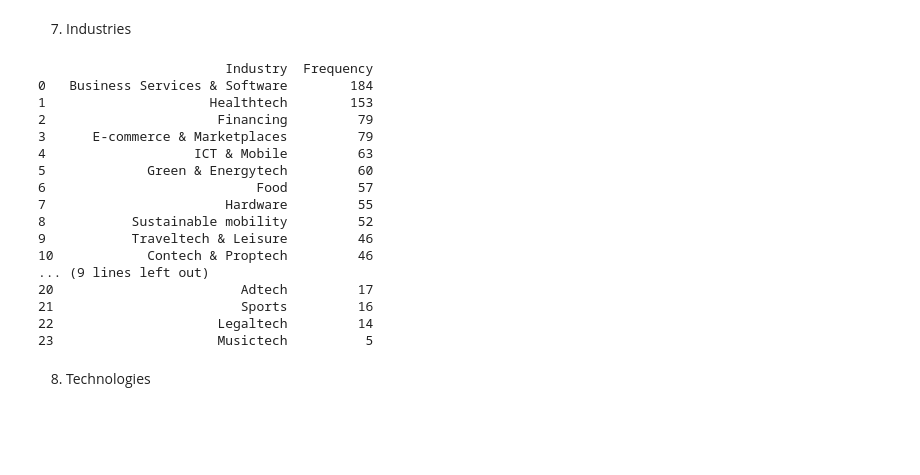
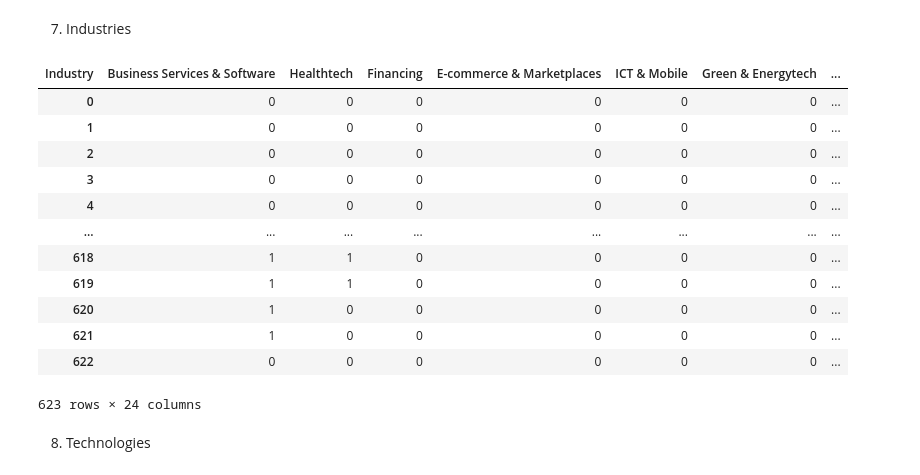
Before and after one commit to Xorii/TFG-Jordi-Capdevila-Transformers, a Jupyter notebook: 02_preprocessingDatos.ipynb, the cells around one changed output. Cells and saved outputs as stored; diff of their text form; code cells hidden in the pictures; blank space fills up the shorter version.

```diff
--- a/02_preprocessingDatos.ipynb
+++ b/02_preprocessingDatos.ipynb
@@ -5,7 +5,7 @@ import pickle
 import re
 # %%
 # 2. Carreguem dades
-df = pd.read_csv("data/datosFinal.csv")
+df = pd.read_pickle("data/datosFinal.pkl")
 # %%
 df
 # %% [markdown]
@@ -211,24 +210,6 @@ Industries = freq_table.Industry
 print(freq_table)
 
 #Veiem que només hi ha 24 industries, podem fer columnes binàries per a cada indústria
-# %% [output]
-                        Industry  Frequency
-0   Business Services & Software        184
-1                     Healthtech        153
-2                      Financing         79
-3      E-commerce & Marketplaces         79
-4                   ICT & Mobile         63
-5             Green & Energytech         60
-6                           Food         57
-7                       Hardware         55
-8           Sustainable mobility         52
-9           Traveltech & Leisure         46
-10            Contech & Proptech         46
-... (9 lines left out)
-20                        Adtech         17
-21                        Sports         16
-22                     Legaltech         14
-23                     Musictech          5
 # %%
 Ind = df[["Name","Industries"]]
 M = pd.DataFrame(columns = [Industries])
@@ -237,6 +218,22 @@ for i in range(len(Ind)):
     a_clean = [i.strip() for i in a.split(',')]
     binary_vector = [1 if industry in a_clean else 0 for industry in Industries]
     M.loc[i] = binary_vector
+# %%
+M
+# %% [output]
+| Industry | Business Services & Software | Healthtech | Financing | E-commerce & Marketplaces | ICT & Mobile | Green & Energytech | ... |
+| 0 | 0 | 0 | 0 | 0 | 0 | 0 | ... |
+| 1 | 0 | 0 | 0 | 0 | 0 | 0 | ... |
+| 2 | 0 | 0 | 0 | 0 | 0 | 0 | ... |
+| 3 | 0 | 0 | 0 | 0 | 0 | 0 | ... |
+| 4 | 0 | 0 | 0 | 0 | 0 | 0 | ... |
+| ... | ... | ... | ... | ... | ... | ... | ... |
+| 618 | 1 | 1 | 0 | 0 | 0 | 0 | ... |
+| 619 | 1 | 1 | 0 | 0 | 0 | 0 | ... |
+| 620 | 1 | 0 | 0 | 0 | 0 | 0 | ... |
+| 621 | 1 | 0 | 0 | 0 | 0 | 0 | ... |
+| 622 | 0 | 0 | 0 | 0 | 0 | 0 | ... |
+623 rows × 24 columns
 # %%
 df_combinat = pd.concat([Ind, M], axis=1)
 # %%
```
Also changed, not shown: parts of 6 cells of this notebook.
